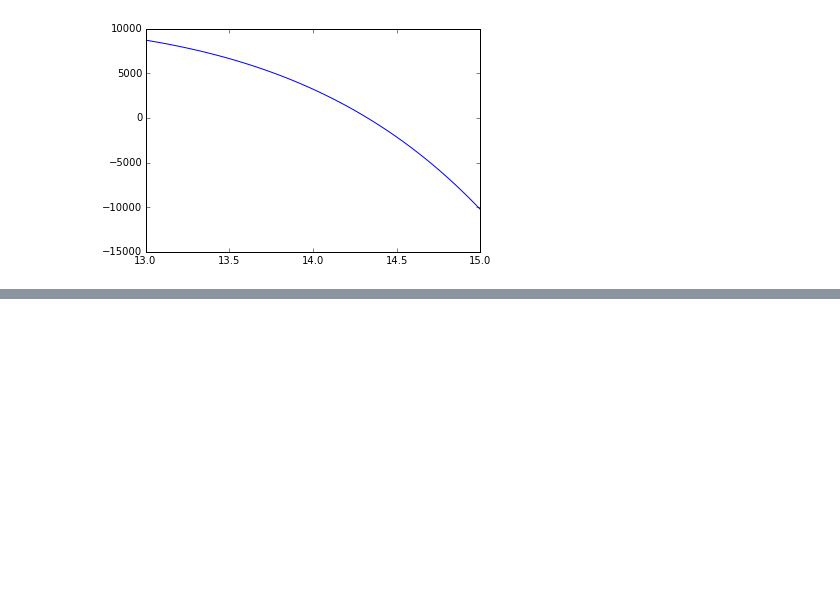
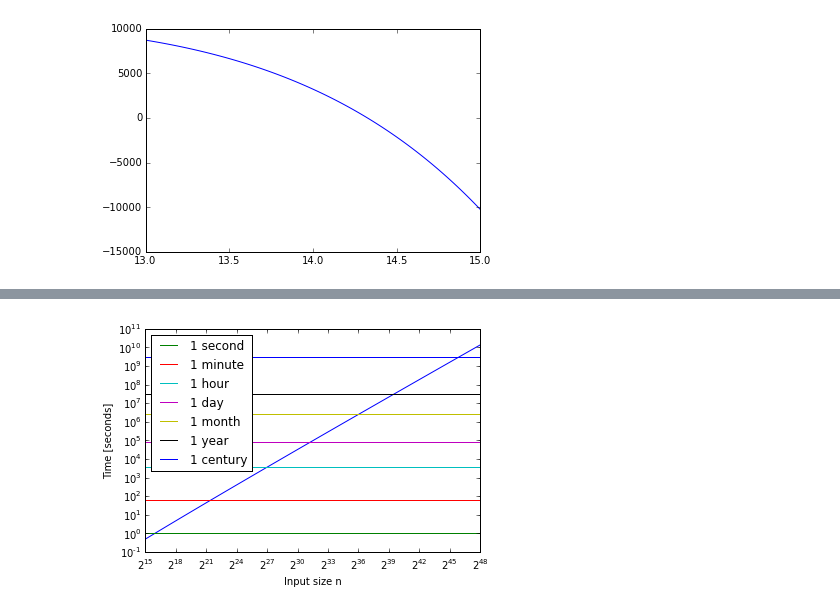
Before and after one commit to hazelnusse/algorithms, a Jupyter notebook: ch01/ch1.ipynb, the cells around one changed output, grey strips where cells are left out. Drawn from its saved outputs; the diff is of its cells as text; code cells hidden in the pictures; blank space fills up the shorter version.

```diff
--- a/ch01/ch1.ipynb
+++ b/ch01/ch1.ipynb
@@ -104,0 +118,13 @@ print(table)
+# %%
+# n log2(n) = t; n = exp(lambertw(t*log(2)))
+from scipy.special import lambertw
+n = np.logspace(15, 48, base=2.0)
+t = n * np.log2(n) / microseconds_per_second
+plt.loglog(n, t, basex=2, basey=10.0)
+plt.xlabel('Input size n')
+plt.ylabel('Time [seconds]')
+plot_times(n, t, times)
+n_log_n_times = [np.exp(lambertw(ti * microseconds_per_second * np.log(2))).real for ti in times]
+table.append(['{0:.2g}'.format(ti) for ti in n_log_n_times])
+# %% [output]
+[figure, added]
```
Also changed, not shown: parts of 12 cells of this notebook.
